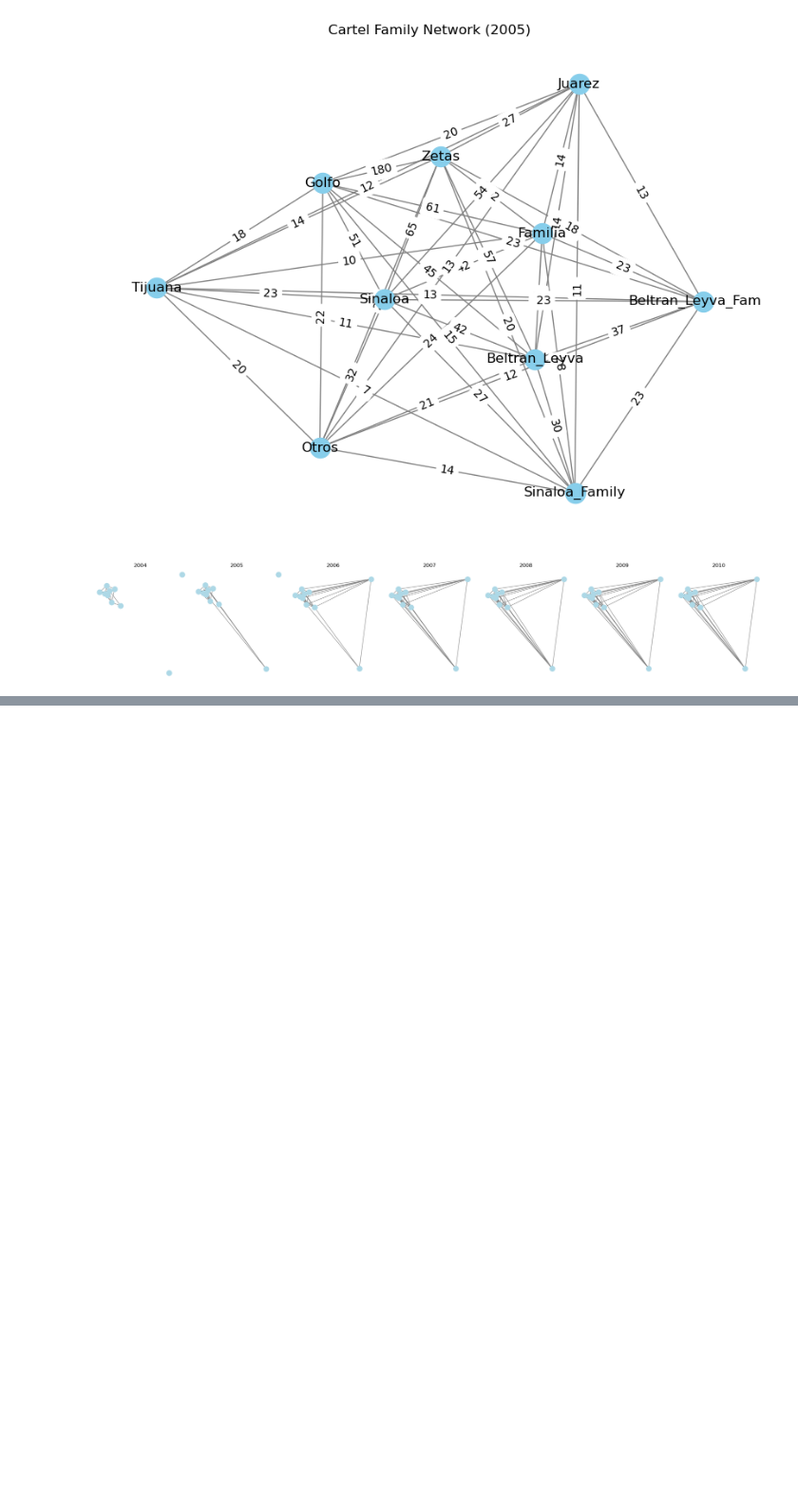
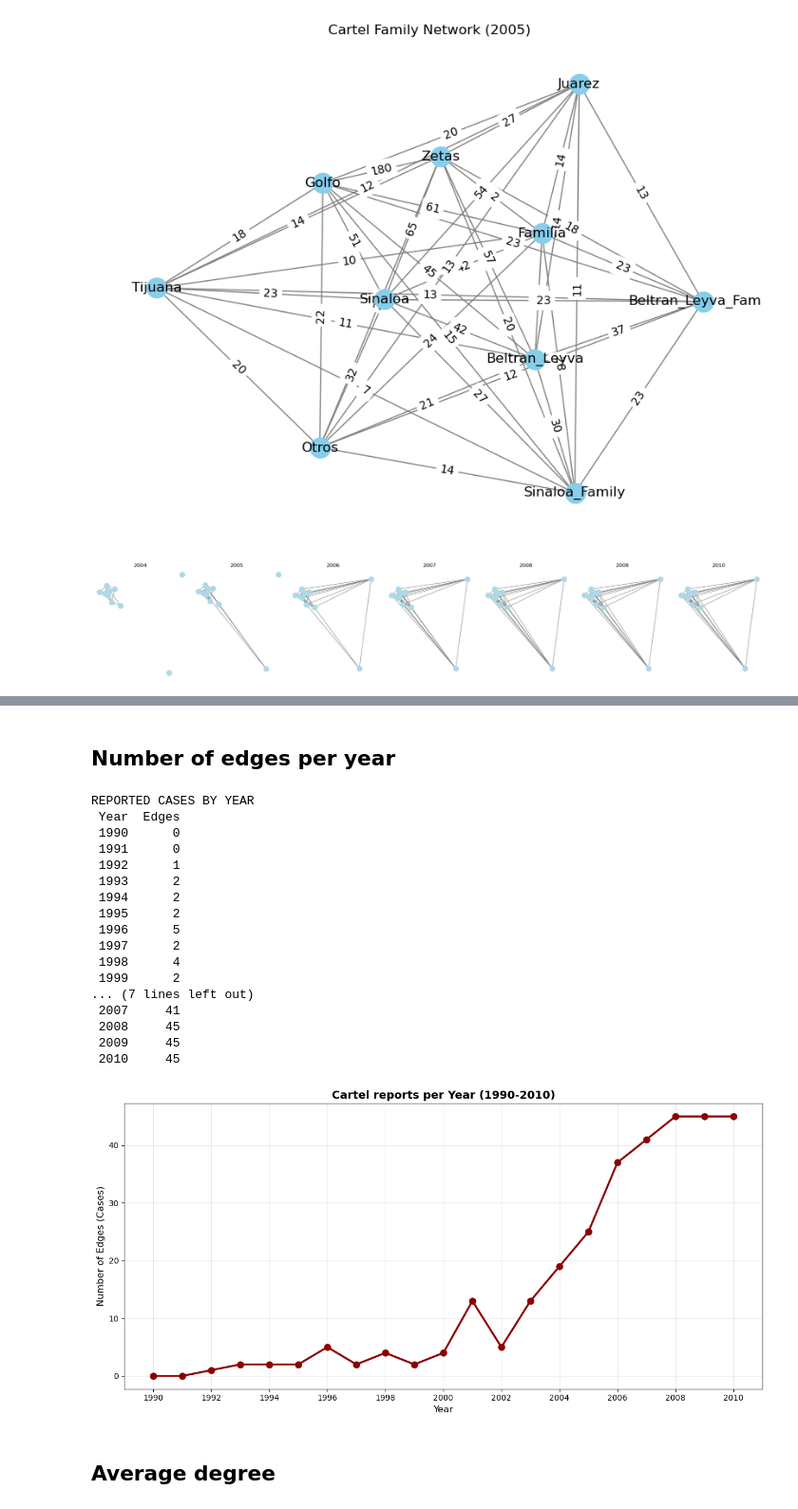
Before and after one commit to jan-cardell/networks_project, a Jupyter notebook: cartel_projection.ipynb, the cells around one changed output, grey strips where cells are left out. Shown at 95% size. Cells and saved outputs as stored; diff of their text form; code cells hidden in the pictures; blank space fills up the shorter version.

```diff
--- a/cartel_projection.ipynb
+++ b/cartel_projection.ipynb
@@ -96,0 +99,15 @@ plt.show()
+# %%
+import pandas as pd
+
+# Check number of nodes for each year
+nodes_by_year = []
+for year in sorted(graphs_by_year.keys()):
+    G = graphs_by_year[year]
+    n_nodes = G.number_of_nodes()
+    nodes_by_year.append({'Year': year, 'Nodes': n_nodes})
+
+nodes_df = pd.DataFrame(nodes_by_year)
+
+print("NUMBER OF NODES (FAMILIES) PER YEAR")
+print(nodes_df.to_string(index=False))
+print(f"All years have {nodes_df['Nodes'].unique()[0]} nodes: {nodes_df['Nodes'].nunique() == 1}")
@@ -96,0 +132,50 @@ plt.show()
+# %% [markdown]
+## Number of edges per year
+# %%
+metrics_data = []
+for year in sorted(graphs_by_year.keys()):
+    G = graphs_by_year[year]
+    n_edges = G.number_of_edges()
+
+    metrics_data.append({
+        'Year': year,
+        'Edges': n_edges
+    })
+
+metrics_df = pd.DataFrame(metrics_data)
+
+# Print the number of edges per year
+print("REPORTED CASES BY YEAR")
+print(metrics_df.to_string(index=False))
+
+# Plot: Number of Edges over time
+plt.figure(figsize=(12, 6))
+plt.plot(metrics_df['Year'], metrics_df['Edges'], marker='o', linewidth=2.5, markersize=8, color='darkred')
+plt.xlabel('Year', fontsize=12)
+plt.ylabel('Number of Edges (Cases)', fontsize=12)
+plt.title('Cartel reports per Year (1990-2010)', fontsize=14, fontweight='bold')
+plt.grid(True, alpha=0.3)
+plt.xticks(range(1990, 2011, 2))
+plt.tight_layout()
+plt.show()
+# %% [output]
+REPORTED CASES BY YEAR
+ Year  Edges
+ 1990      0
+ 1991      0
+ 1992      1
+ 1993      2
+ 1994      2
+ 1995      2
+ 1996      5
+ 1997      2
+ 1998      4
+ 1999      2
+... (7 lines left out)
+ 2007     41
+ 2008     45
+ 2009     45
+ 2010     45
+[figure, added]
+# %% [markdown]
+## Average degree
```
Also changed, not shown: parts of 7 cells of this notebook, 1 other file.
